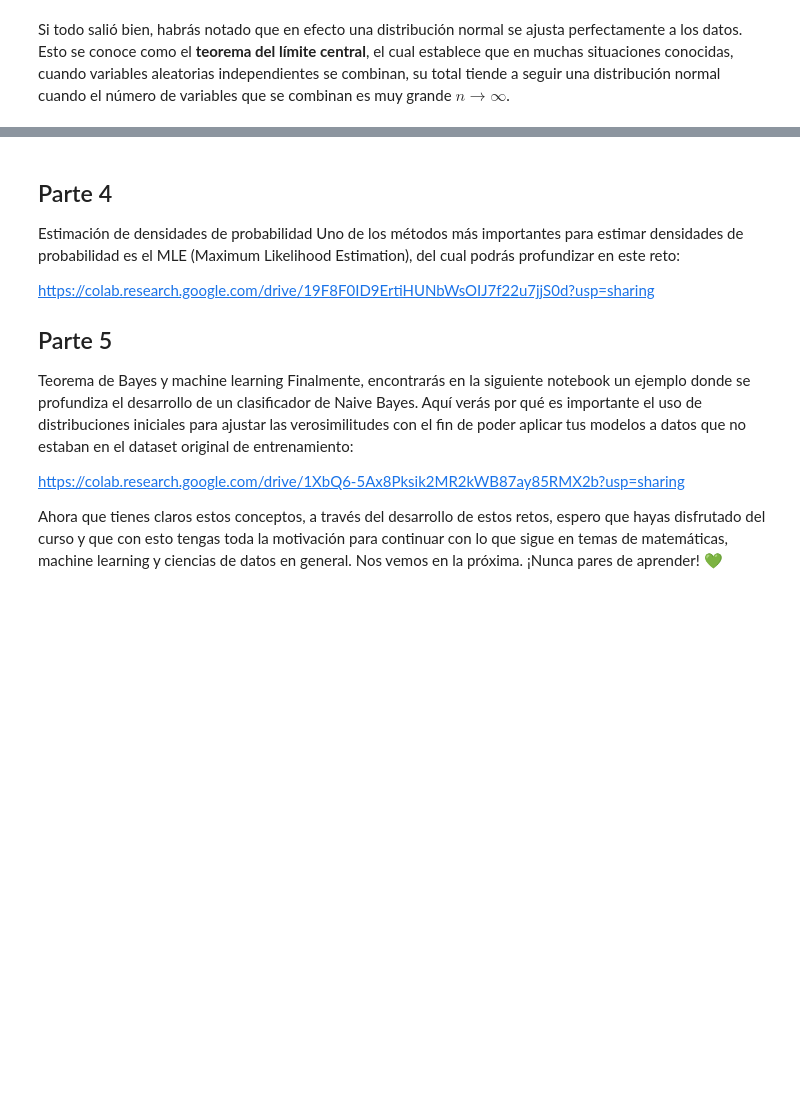
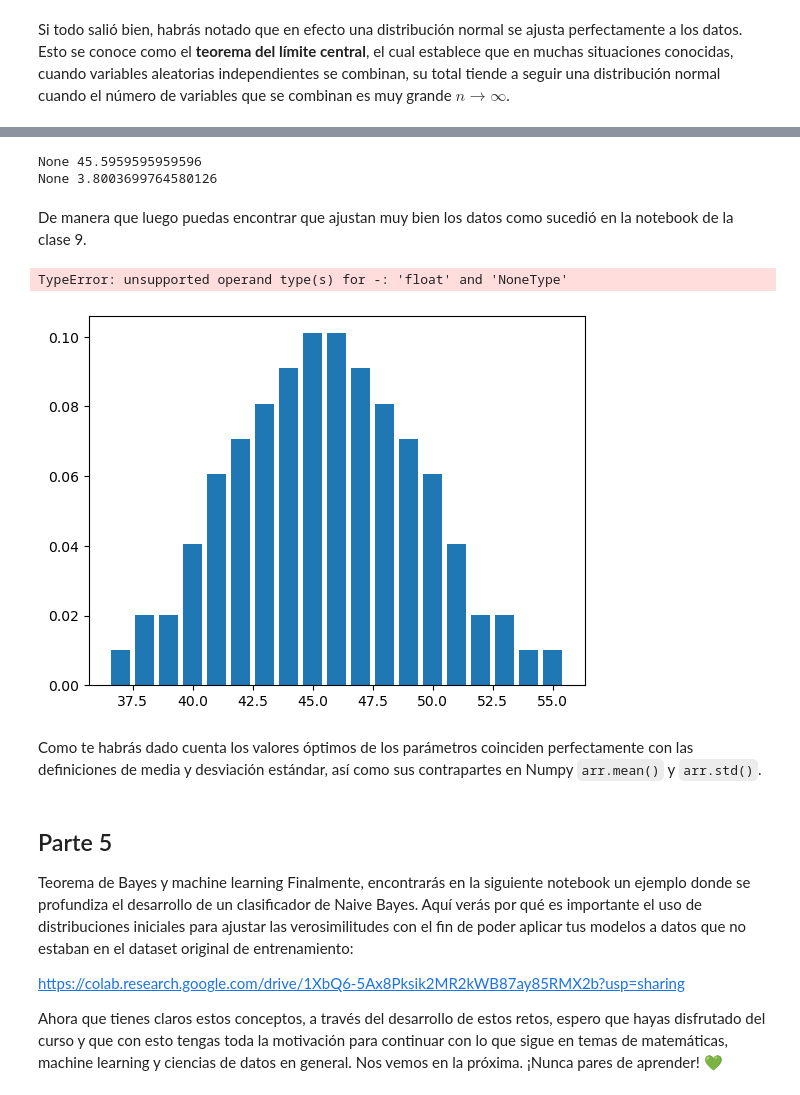
Before and after one commit to DensLopez/DS_Probabilidad, a Jupyter notebook: codes/reto.ipynb, the cells around one changed output, grey strips where cells are left out. Drawn from its saved outputs; the diff is of its cells as text; code cells hidden in the pictures; blank space fills up the shorter version.

```diff
--- a/codes/reto.ipynb
+++ b/codes/reto.ipynb
@@ -569,10 +705,36 @@ Si todo salió bien, habrás notado que en efecto una distribución normal se aj
+# %%
+## parámetros optimos a partir del cálculo con MLE
+## completa con tu código aquí:
+
+def optimal_mu(arr=arr):
+  pass
+
+def optimal_sigma(arr=arr):
+  pass
+# %%
+print(optimal_mu(), arr.mean())
+print(optimal_sigma(), arr.std())
+# %% [output]
+None 45.5959595959596
+None 3.8003699764580126
+# %% [markdown]
+De manera que luego puedas encontrar que ajustan muy bien los datos como sucedió en la notebook de la clase 9.
+# %%
+from scipy.stats import norm
+
+values, dist = np.unique(arr, return_counts=True)
+plt.bar(values, dist/len(arr))
+
+dist = norm(optimal_mu(), optimal_sigma())
+x = np.arange(30, 60, 0.1)
+y = [dist.pdf(value) for value in x]
+plt.plot(x,y)
+# %% [output]
+TypeError: unsupported operand type(s) for -: 'float' and 'NoneType'
+[figure, added]
+# %% [markdown]
+Como te habrás dado cuenta los valores óptimos de los parámetros coinciden perfectamente con las definiciones de media y desviación estándar, así como sus contrapartes en Numpy `arr.mean()`  y `arr.std()`.
 # %% [markdown]
-## Parte 4
-Estimación de densidades de probabilidad
-Uno de los métodos más importantes para estimar densidades de probabilidad es el MLE (Maximum Likelihood Estimation), del cual podrás profundizar en este reto:
-
-https://colab.research.google.com/drive/19F8F0ID9ErtiHUNbWsOIJ7f22u7jjS0d?usp=sharing
-
 ## Parte 5
 Teorema de Bayes y machine learning
 Finalmente, encontrarás en la siguiente notebook un ejemplo donde se profundiza el desarrollo de un clasificador de Naive Bayes. Aquí verás por qué es importante el uso de distribuciones iniciales para ajustar las verosimilitudes con el fin de poder aplicar tus modelos a datos que no estaban en el dataset original de entrenamiento:
```
Also changed, not shown: parts of 18 cells of this notebook, 10 other files.
